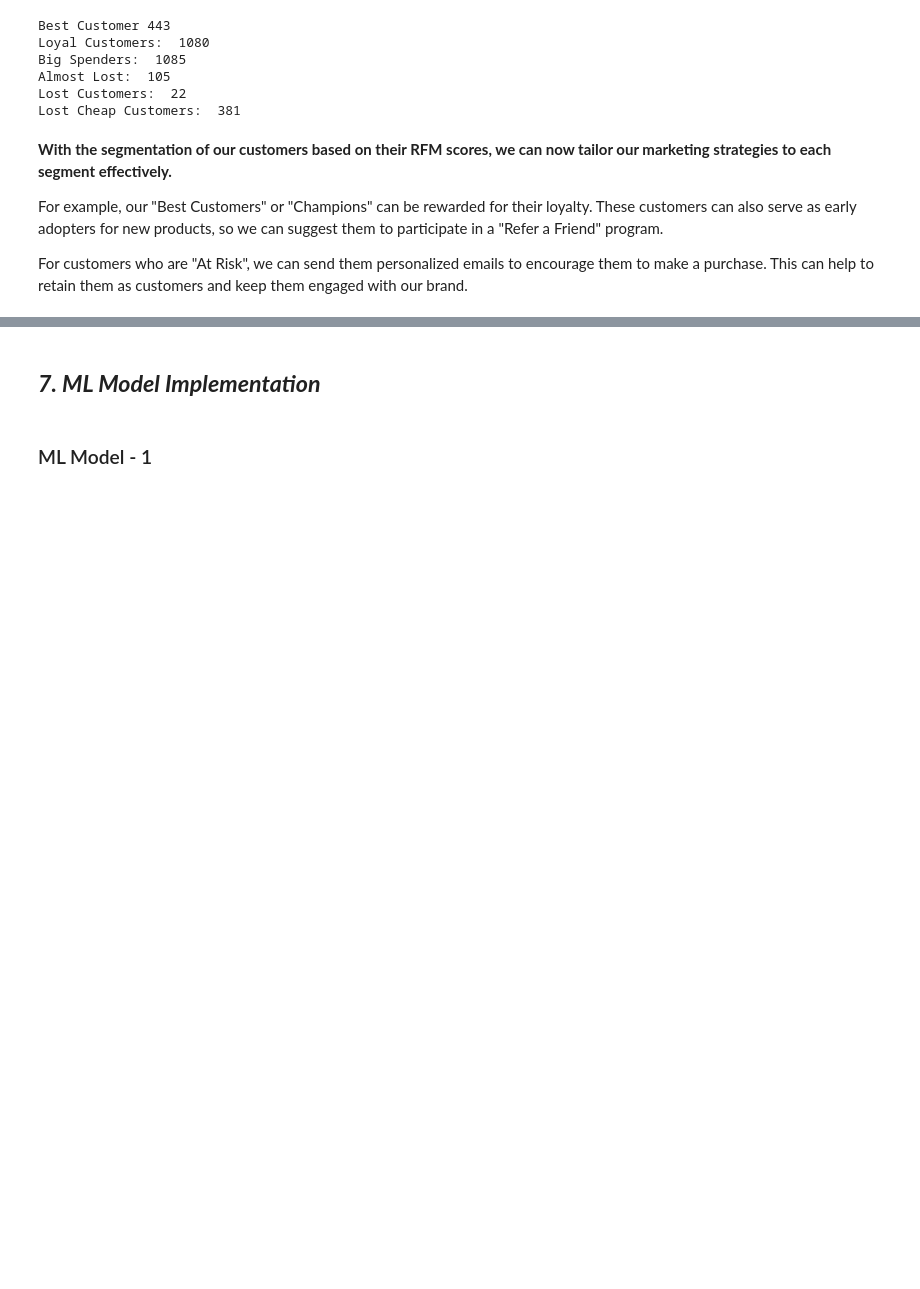
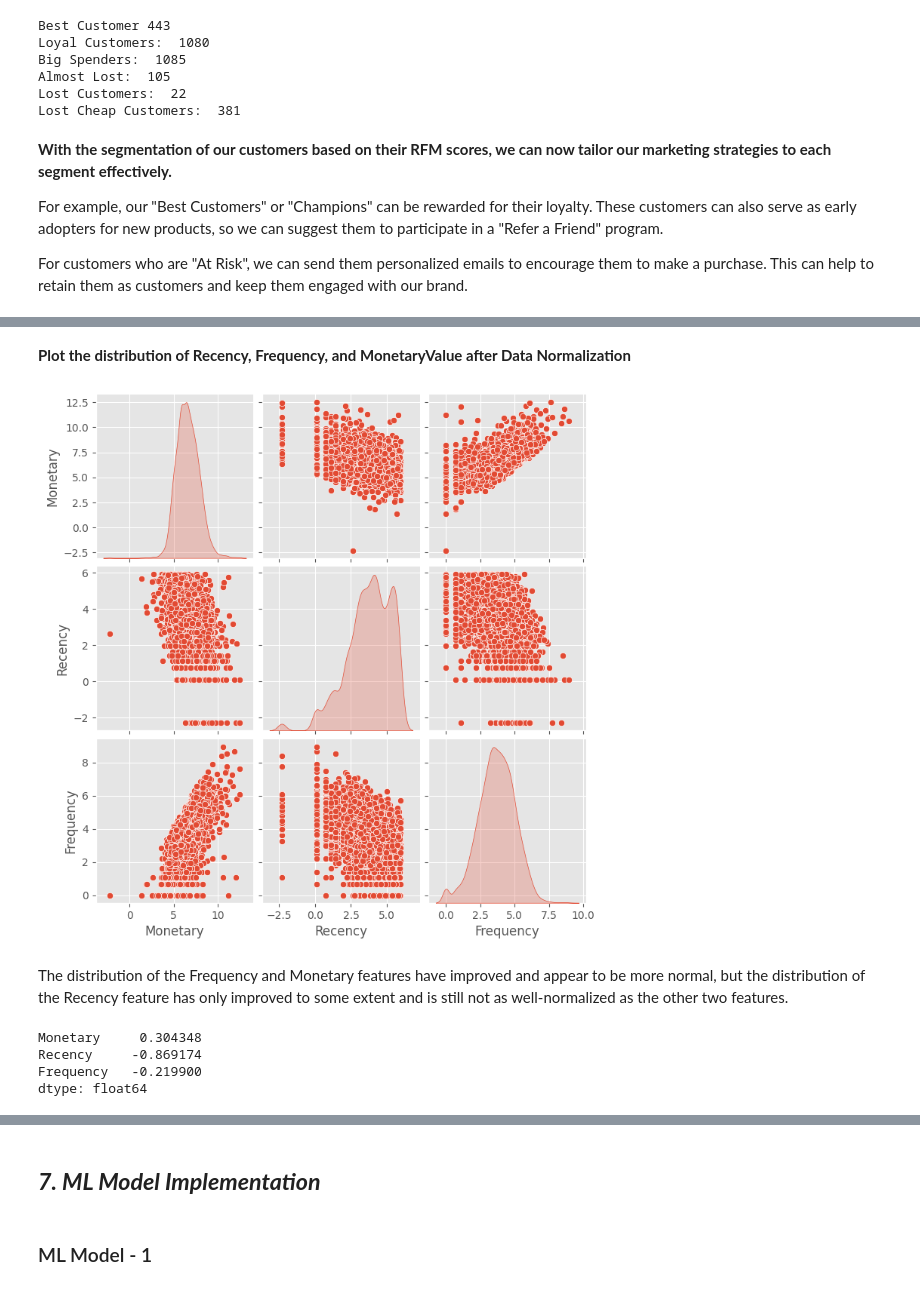
Before and after one commit to Preetirai-tech/Online-Retail-Customer-Segmentation-Project, a Jupyter notebook: Customer_Segmentation.ipynb, the cells around one changed output, grey strips where cells are left out. Saved outputs shown, nothing was run; the diff lists cells and outputs as text; code cells hidden in the pictures; blank space fills up the shorter version.

```diff
--- a/Customer_Segmentation.ipynb
+++ b/Customer_Segmentation.ipynb
@@ -822,0 +890,18 @@ For customers who are "At Risk", we can send them personalized emails to encoura
+# %%
+# Calculate the logarithmic values of the Recency and Monetary features
+
+# logarithmic value of the Recency feature
+rfm_r_log = np.log(rfm_data['Recency'] + 0.1)
+
+# logarithmic value of the Monetary feature
+rfm_m_log = np.log(rfm_data['MonetaryValue'] + 0.1)
+
+
+# calculate the natural log of the 'Frequency' column
+rfm_f_log = np.log(rfm_data['Frequency'])
+# %%
+# Create a DataFrame containing logarithmic values of the Recency, Monetary and Frequency columns
+
+log_data = pd.DataFrame({'Monetary' : rfm_m_log, 'Recency': rfm_r_log, 'Frequency': rfm_f_log})
+
+log_data.head()
@@ -822,0 +916,18 @@ For customers who are "At Risk", we can send them personalized emails to encoura
+# %% [markdown]
+**Plot the distribution of Recency, Frequency, and MonetaryValue after Data Normalization**
+# %%
+# Use seaborn's pairplot function to create a scatter matrix for each pair of features in the data
+
+sns.pairplot(data = log_data, diag_kind = 'kde');
+# %% [output]
+[figure, added]
+# %% [markdown]
+The distribution of the Frequency and Monetary features have improved and appear to be more normal, but the distribution of the Recency feature has only improved to some extent and is still not as well-normalized as the other two features.
+# %%
+# Calculate the skewness of each feature in the data
+log_data.skew()
+# %% [output]
+Monetary     0.304348
+Recency     -0.869174
+Frequency   -0.219900
+dtype: float64
```
Also changed, not shown: parts of 17 cells of this notebook.
